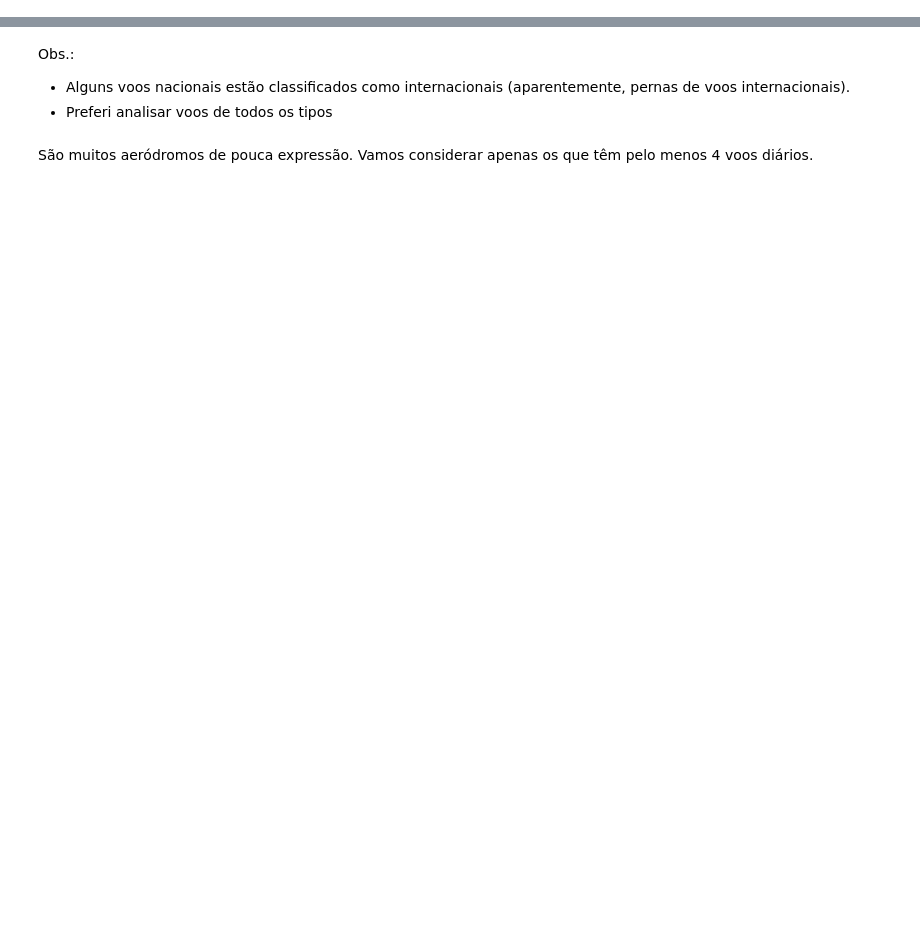
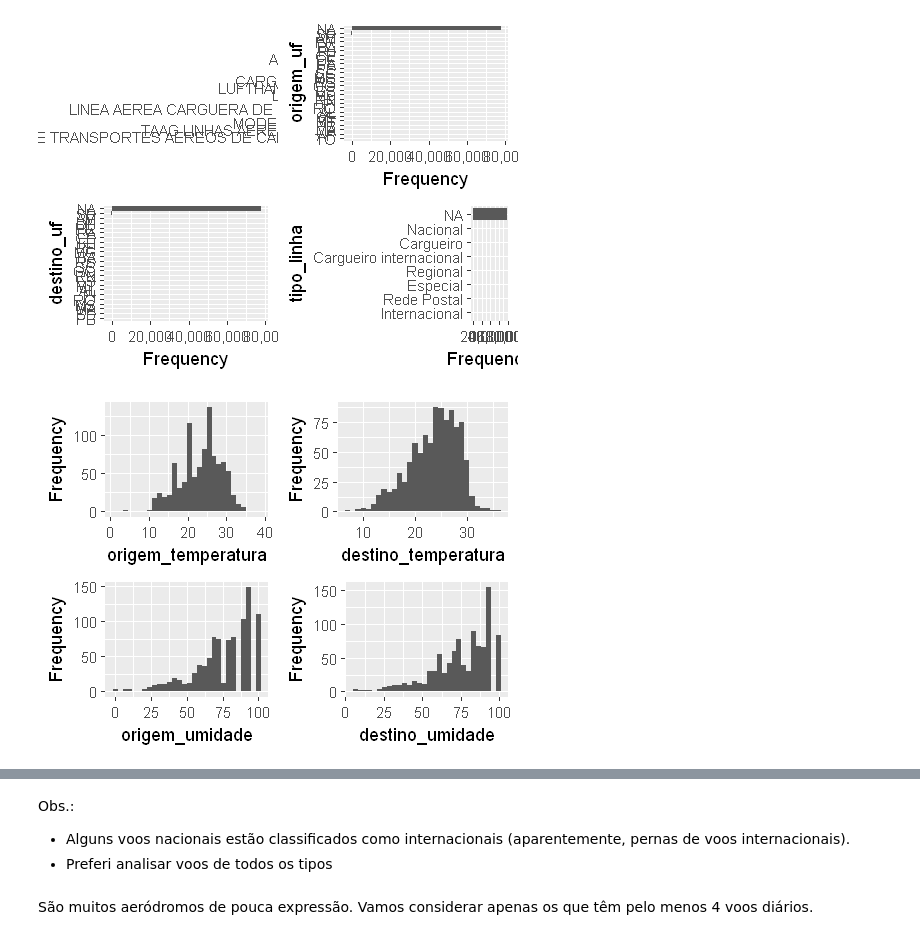
Before and after one commit to jcolares/DM2018, a Jupyter notebook: DataMining.ipynb, the cells around one changed output, grey strips where cells are left out. Drawn from its saved outputs; the diff is of its cells as text; code cells hidden in the pictures; blank space fills up the shorter version.

```diff
--- a/DataMining.ipynb
+++ b/DataMining.ipynb
@@ -270,0 +151,32 @@ plot_bar(tipo_linha, with = "n", title = "Voos nacionais por tipo de linha")
+# %%
+#Tratando dados
+fl17 <- vrawu17
+'%!in%' <- function(x,y)!('%in%'(x,y))
+
+#Filtrando atrasos com mais de 15 min (partida e chegada)#Filtra
+fl17 <- fl17[fl17$atraso_partida > 15 & fl17$atraso_chegada > 15 & fl17$atraso_partida > 240 & fl17$atraso_chegada > 240,]
+
+#Agregando para "outros"
+fl17[which(fl17$icao_empresa %!in% c(names(sort(table(fl17$icao_empresa), decreasing=T)[1:15]))),]$icao_empresa <- "OUTRAS"
+fl17[which(fl17$icao_origem %!in% c(names(sort(table(fl17$icao_origem), decreasing=T)[1:15]))),]$icao_origem <- "OUTRAS"
+fl17[which(fl17$icao_destino %!in% c(names(sort(table(fl17$icao_destino), decreasing=T)[1:15]))),]$icao_destino <- "OUTROS"
+fl17[which(fl17$destino_cidade %!in% c(names(sort(table(fl17$destino_cidade), decreasing=T)[1:15]))),]$destino_cidade <- "OUTROS"
+fl17[which(fl17$destino_descricao %!in% c(names(sort(table(fl17$destino_descricao), decreasing=T)[1:15]))),]$destino_descricao <- "OUTROS"
+fl17[which(fl17$empresa %!in% c(names(sort(table(fl17$empresa), decreasing=T)[1:15]))),]$empresa <- "OUTROS"
+fl17[which(fl17$origem_descricao %!in% c(names(sort(table(fl17$origem_descricao), decreasing=T)[1:15]))),]$origem_descricao <- "OUTROS"
+fl17[which(fl17$origem_cidade %!in% c(names(sort(table(fl17$origem_cidade), decreasing=T)[1:15]))),]$origem_cidade <- "OUTROS"
+
+
+#Convertendo datas
+fl17$timekey_partida <- strptime(fl17$timekey_partida, '%Y%m%d%H%M')
+fl17$timekey_chegada <- strptime(fl17$timekey_chegada, '%Y%m%d%H%M')
+#fl17$origem_data <- as.Date(fl17$origem_data)
+#fl17$destino_data <- as.Date(fl17$destino_data)
+
+plot_bar(fl17[c("empresa","origem_uf","destino_uf","tipo_linha")])
+plot_histogram(fl17[c("origem_temperatura", "destino_temperatura","origem_umidade", "destino_umidade")])
+
+rm(fl17)
+# %% [output]
+[figure, added]
+[figure, added]
```
Also changed, not shown: parts of 233 cells of this notebook.
